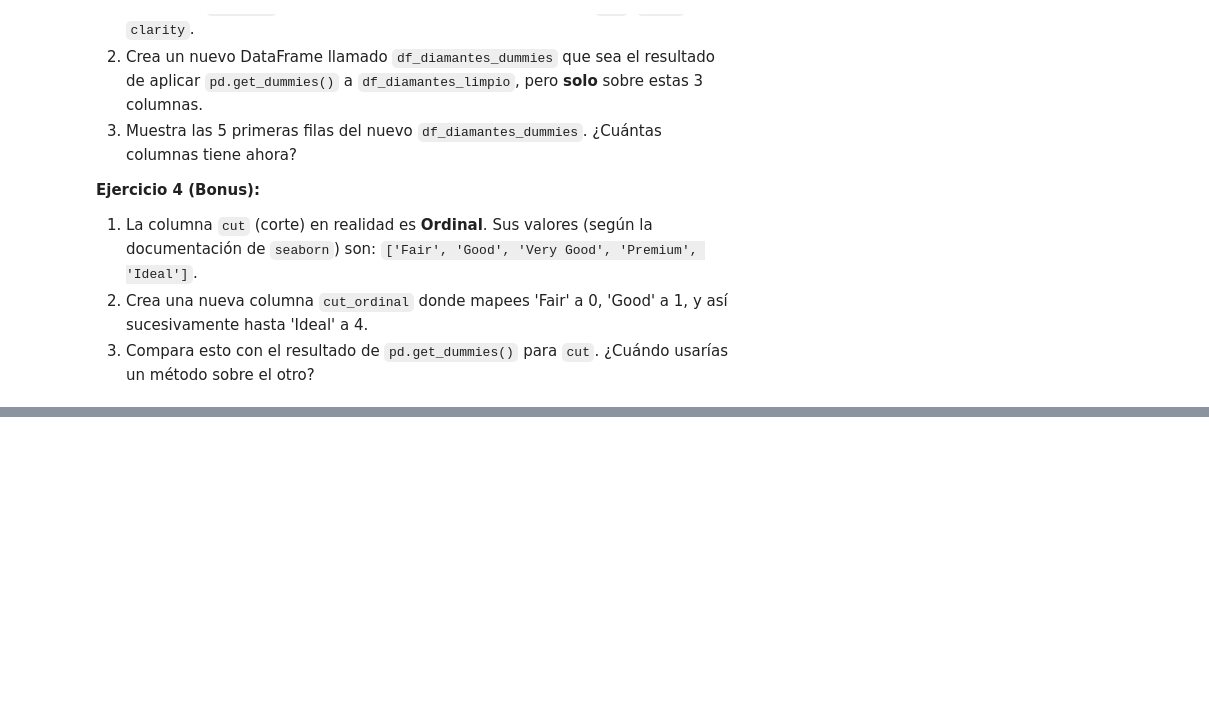
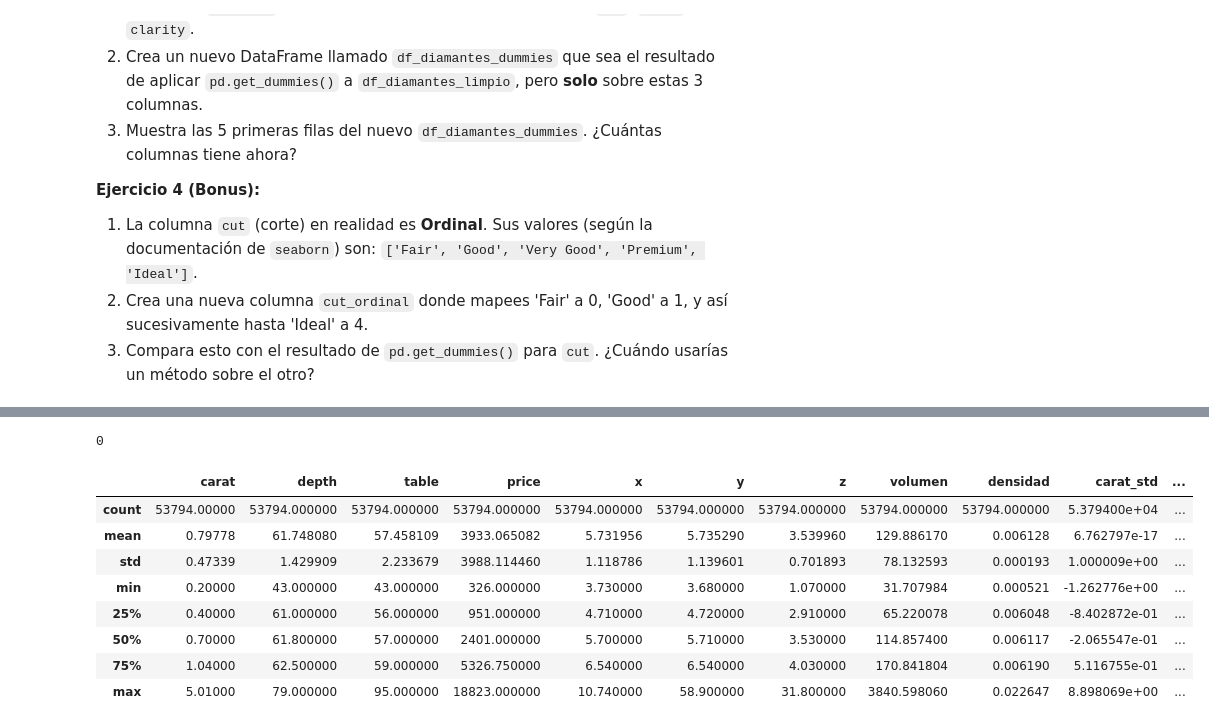
Before and after one commit to Alberto-1985/CEDAPY_25_26, a Jupyter notebook: ANALISIS_DATOS_PYTHON/NOTEBOOKS/5101_UT-3_Limpieza_y_estandarizacion.ipynb, the cells around one changed output, grey strips where cells are left out. Cells and saved outputs as stored; diff of their text form; code cells hidden in the pictures; blank space fills up the shorter version.

```diff
--- a/ANALISIS_DATOS_PYTHON/NOTEBOOKS/5101_UT-3_Limpieza_y_estandarizacion.ipynb
+++ b/ANALISIS_DATOS_PYTHON/NOTEBOOKS/5101_UT-3_Limpieza_y_estandarizacion.ipynb
@@ -694,0 +720,3 @@ df_final.head()
+# %%
+df_diamantes_limpio['volumen'] = df_diamantes_limpio['x'] * df_diamantes_limpio['y'] * df_diamantes_limpio['z']
+df_diamantes_limpio.head()
@@ -694,0 +735,3 @@ df_final.head()
+# %%
+df_diamantes_limpio['densidad'] = df_diamantes_limpio['carat'] / df_diamantes_limpio['volumen']
+df_diamantes_limpio.head()
@@ -694,0 +750,21 @@ df_final.head()
+# %%
+cont =0
+for x in df_diamantes_limpio:
+    if df_diamantes_limpio['densidad'].all== 0.00000:
+        cont =+ 1
+
+print(cont)
+# %% [output]
+0
+# %%
+df_diamantes_limpio.describe()
+# %% [output]
+|  | carat | depth | table | price | x | y | z | volumen | densidad | carat_std | ... |
+| count | 53794.00000 | 53794.000000 | 53794.000000 | 53794.000000 | 53794.000000 | 53794.000000 | 53794.000000 | 53794.000000 | 53794.000000 | 5.379400e+04 | ... |
+| mean | 0.79778 | 61.748080 | 57.458109 | 3933.065082 | 5.731956 | 5.735290 | 3.539960 | 129.886170 | 0.006128 | 6.762797e-17 | ... |
+| std | 0.47339 | 1.429909 | 2.233679 | 3988.114460 | 1.118786 | 1.139601 | 0.701893 | 78.132593 | 0.000193 | 1.000009e+00 | ... |
+| min | 0.20000 | 43.000000 | 43.000000 | 326.000000 | 3.730000 | 3.680000 | 1.070000 | 31.707984 | 0.000521 | -1.262776e+00 | ... |
+| 25% | 0.40000 | 61.000000 | 56.000000 | 951.000000 | 4.710000 | 4.720000 | 2.910000 | 65.220078 | 0.006048 | -8.402872e-01 | ... |
+| 50% | 0.70000 | 61.800000 | 57.000000 | 2401.000000 | 5.700000 | 5.710000 | 3.530000 | 114.857400 | 0.006117 | -2.065547e-01 | ... |
+| 75% | 1.04000 | 62.500000 | 59.000000 | 5326.750000 | 6.540000 | 6.540000 | 4.030000 | 170.841804 | 0.006190 | 5.116755e-01 | ... |
+| max | 5.01000 | 79.000000 | 95.000000 | 18823.000000 | 10.740000 | 58.900000 | 31.800000 | 3840.598060 | 0.022647 | 8.898069e+00 | ... |
```
Also changed, not shown: parts of 6 cells of this notebook, 1 other file.
